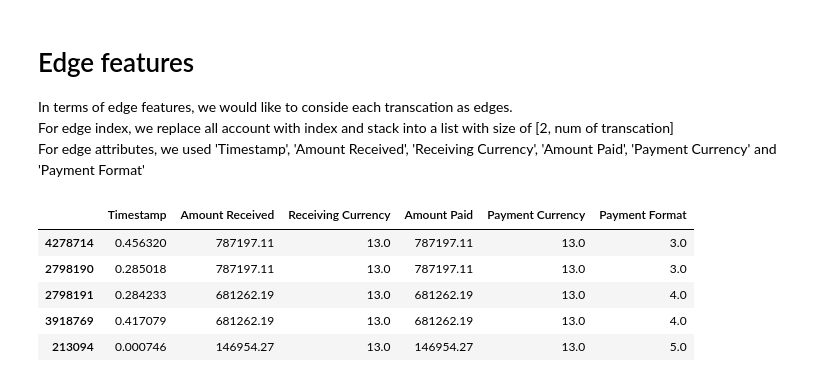
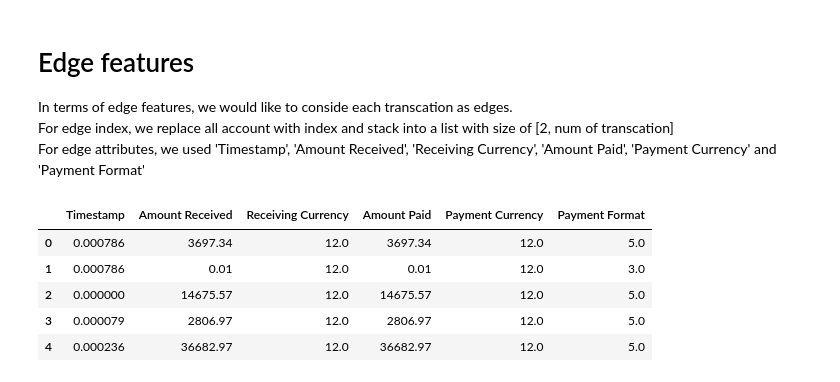
Before and after one commit to edmar-bevilaqua/anti-money-laundering-kaggle, a Jupyter notebook: anti-money-laundering.ipynb, the cells around one changed output. Cells and saved outputs as stored; diff of their text form; code cells hidden in the pictures.

```diff
--- a/anti-money-laundering.ipynb
+++ b/anti-money-laundering.ipynb
@@ -522,12 +522,12 @@ def get_edge_df(accounts, df):
         edge_attr = df  # for visualization
         return edge_attr, edge_index
 # %%
-edge_attr, edge_index = get_edge_df(accounts, df)
+edge_attr, edge_index = get_edge_df(accounts, full_df)
 display(edge_attr.head())
 # %% [output]
 |  | Timestamp | Amount Received | Receiving Currency | Amount Paid | Payment Currency | Payment Format |
-| 4278714 | 0.456320 | 787197.11 | 13.0 | 787197.11 | 13.0 | 3.0 |
-| 2798190 | 0.285018 | 787197.11 | 13.0 | 787197.11 | 13.0 | 3.0 |
-| 2798191 | 0.284233 | 681262.19 | 13.0 | 681262.19 | 13.0 | 4.0 |
-| 3918769 | 0.417079 | 681262.19 | 13.0 | 681262.19 | 13.0 | 4.0 |
-| 213094 | 0.000746 | 146954.27 | 13.0 | 146954.27 | 13.0 | 5.0 |
+| 0 | 0.000786 | 3697.34 | 12.0 | 3697.34 | 12.0 | 5.0 |
+| 1 | 0.000786 | 0.01 | 12.0 | 0.01 | 12.0 | 3.0 |
+| 2 | 0.000000 | 14675.57 | 12.0 | 14675.57 | 12.0 | 5.0 |
+| 3 | 0.000079 | 2806.97 | 12.0 | 2806.97 | 12.0 | 5.0 |
+| 4 | 0.000236 | 36682.97 | 12.0 | 36682.97 | 12.0 | 5.0 |
```
Also changed, not shown: parts of 2 cells of this notebook.
